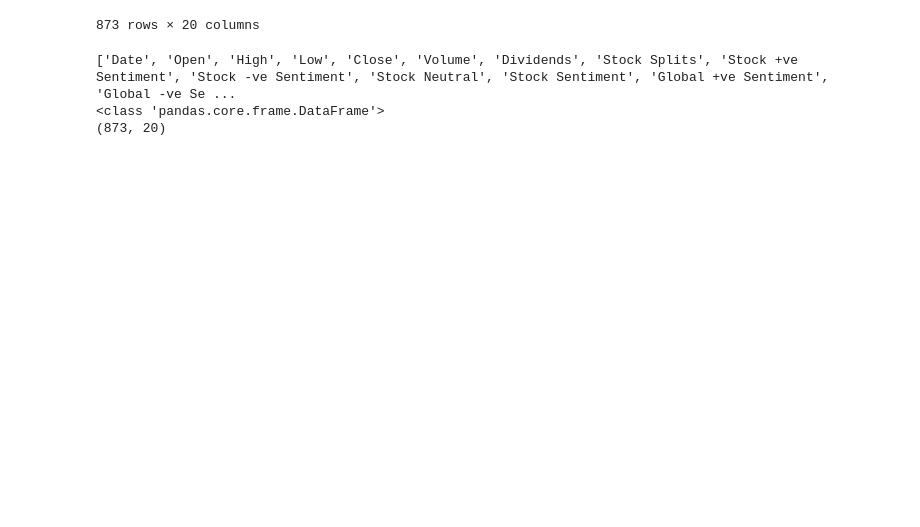
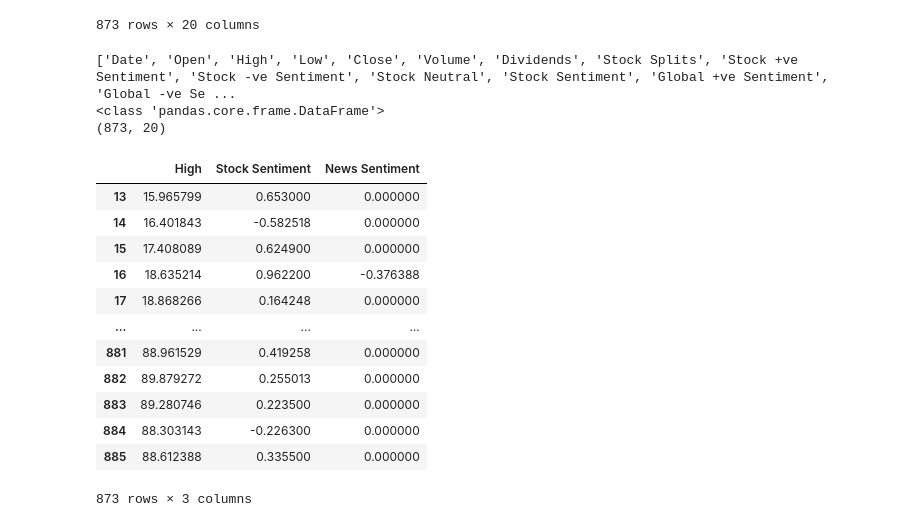
Before and after one commit to rishabhtyagi989/SIGNS_2024, a Jupyter notebook: stock_price_pred_xgb.ipynb, the cells around one changed output. Cells and saved outputs as stored; diff of their text form; code cells hidden in the pictures; blank space fills up the shorter version.

```diff
--- a/stock_price_pred_xgb.ipynb
+++ b/stock_price_pred_xgb.ipynb
@@ -137,6 +181,22 @@ print(stock_data['GOOG'].shape)
 ['Date', 'Open', 'High', 'Low', 'Close', 'Volume', 'Dividends', 'Stock Splits', 'Stock +ve Sentiment', 'Stock -ve Sentiment', 'Stock Neutral', 'Stock Sentiment', 'Global +ve Sentiment', 'Global -ve Se ...
 <class 'pandas.core.frame.DataFrame'>
 (873, 20)
+# %%
+stock_data['GOOG'][Features]
+# %% [output]
+|  | High | Stock Sentiment | News Sentiment |
+| 13 | 15.965799 | 0.653000 | 0.000000 |
+| 14 | 16.401843 | -0.582518 | 0.000000 |
+| 15 | 17.408089 | 0.624900 | 0.000000 |
+| 16 | 18.635214 | 0.962200 | -0.376388 |
+| 17 | 18.868266 | 0.164248 | 0.000000 |
+| ... | ... | ... | ... |
+| 881 | 88.961529 | 0.419258 | 0.000000 |
+| 882 | 89.879272 | 0.255013 | 0.000000 |
+| 883 | 89.280746 | 0.223500 | 0.000000 |
+| 884 | 88.303143 | -0.226300 | 0.000000 |
+| 885 | 88.612388 | 0.335500 | 0.000000 |
+873 rows × 3 columns
 # %%
 # g = sns.pairplot(stock_data['GOOG'], x_vars=Features, y_vars=Targets)
 # names = df.columns.map(lambda t: t.split('(')[0])
```
Also changed, not shown: parts of 17 cells of this notebook.
